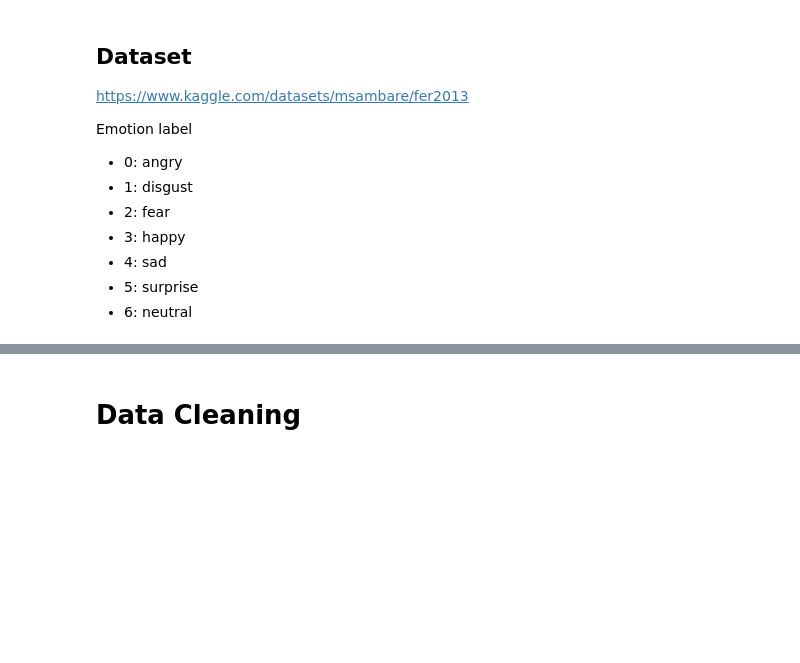
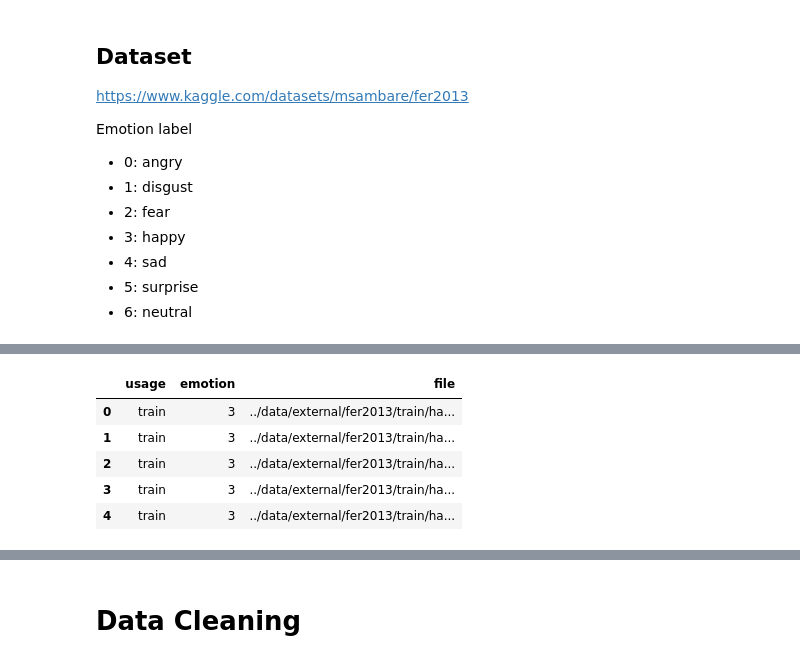
Before and after one commit to chikakoto/facial-expression-recognition, a Jupyter notebook: notebooks/1.0_data_laoding.ipynb, the cells around one changed output, grey strips where cells are left out. Saved outputs shown, nothing was run; the diff lists cells and outputs as text; code cells hidden in the pictures; blank space fills up the shorter version.

```diff
--- a/notebooks/1.0_data_laoding.ipynb
+++ b/notebooks/1.0_data_laoding.ipynb
@@ -66,3 +67,13 @@ df.head()
+# %%
+df_file = pd.DataFrame(file_data, columns = ['usage', 'emotion', 'file'])
+df_file.head()
+# %% [output]
+|  | usage | emotion | file |
+| 0 | train | 3 | ../data/external/fer2013/train/ha... |
+| 1 | train | 3 | ../data/external/fer2013/train/ha... |
+| 2 | train | 3 | ../data/external/fer2013/train/ha... |
+| 3 | train | 3 | ../data/external/fer2013/train/ha... |
+| 4 | train | 3 | ../data/external/fer2013/train/ha... |
 # %%
 df.info()
 # %% [output]
```
Also changed, not shown: parts of 18 cells of this notebook, 1 other file.
